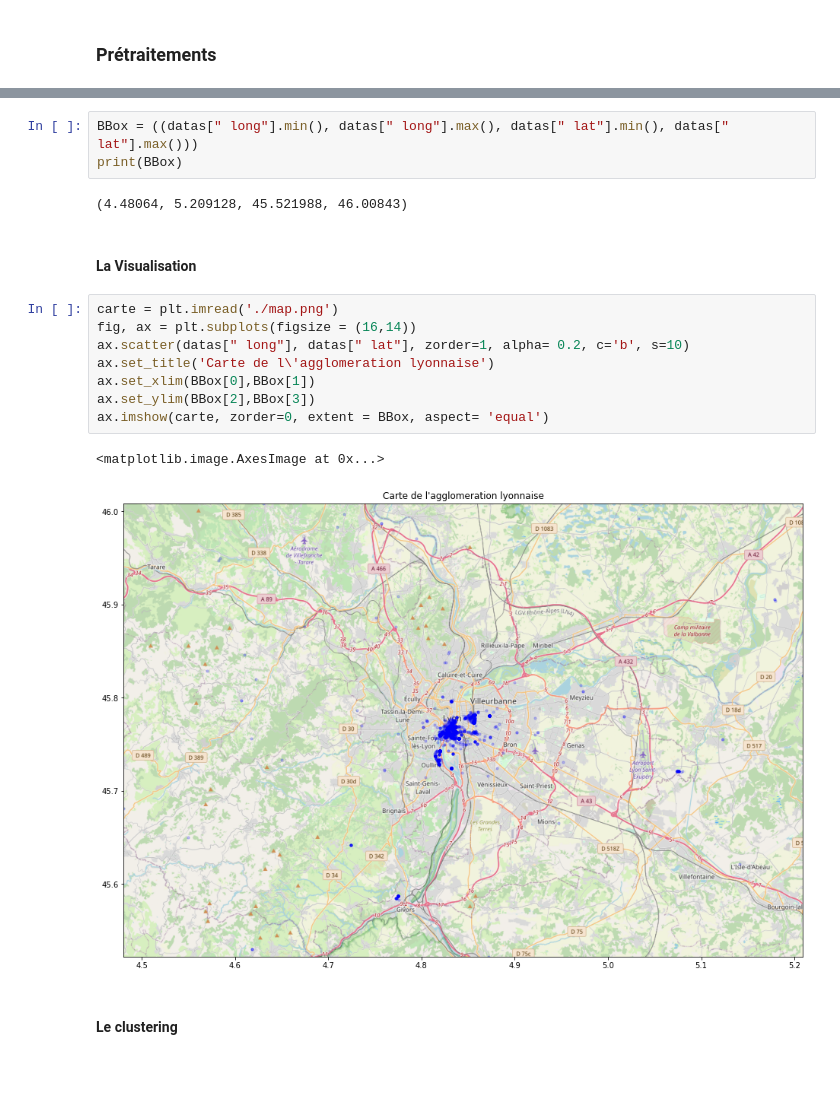
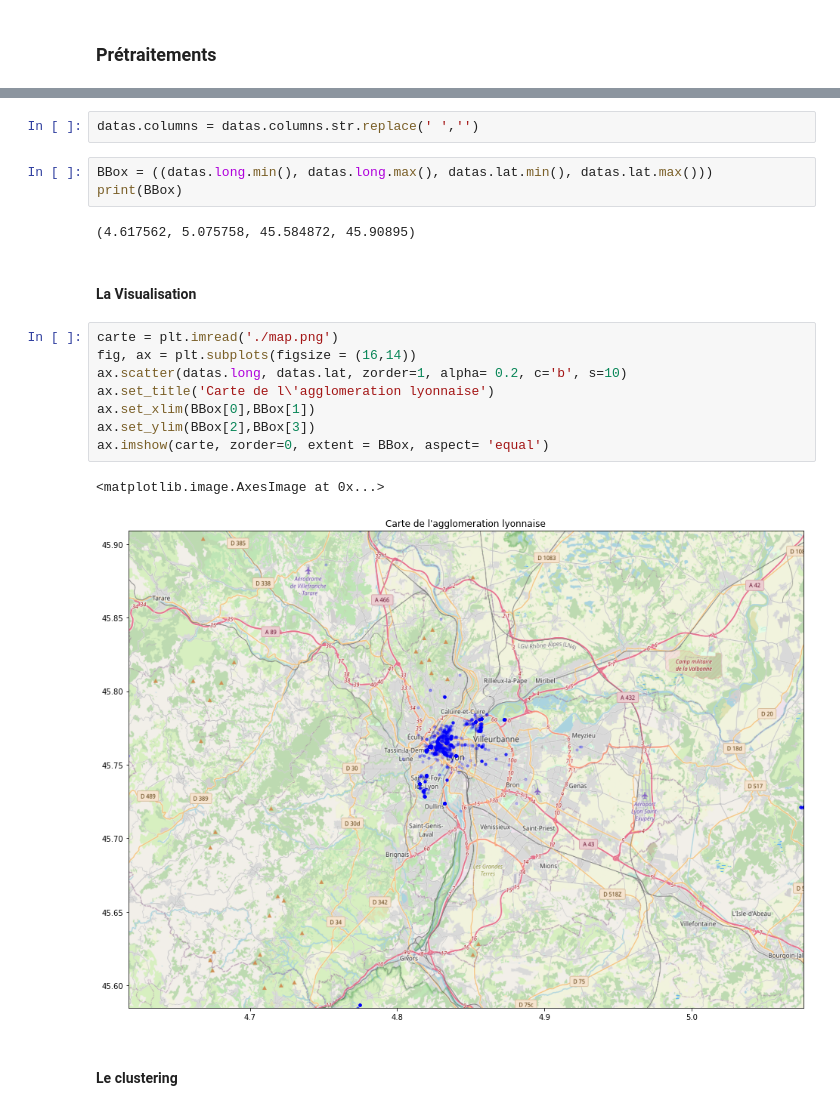
Before and after one commit to Asriell/TP_DataMining_Clustering, a Jupyter notebook: TP_clustering.ipynb, the cells around one changed output, grey strips where cells are left out. Cells and saved outputs as stored; diff of their text form; blank space fills up the shorter version.

Commit message:
fixed column names

```diff
--- a/TP_clustering.ipynb
+++ b/TP_clustering.ipynb
@@ -80,21 +52,23 @@ print(datas.head)
+# %%
+datas.columns = datas.columns.str.replace(' ','')
 # %%
-BBox = ((datas[" long"].min(), datas[" long"].max(), datas[" lat"].min(), datas[" lat"].max()))
+BBox = ((datas.long.min(), datas.long.max(), datas.lat.min(), datas.lat.max()))
 print(BBox)
 # %% [output]
-(4.48064, 5.209128, 45.521988, 46.00843)
+(4.617562, 5.075758, 45.584872, 45.90895)
 # %% [markdown]
 #### La Visualisation
 # %%
 carte = plt.imread('./map.png')
 fig, ax = plt.subplots(figsize = (16,14))
-ax.scatter(datas[" long"], datas[" lat"], zorder=1, alpha= 0.2, c='b', s=10)
+ax.scatter(datas.long, datas.lat, zorder=1, alpha= 0.2, c='b', s=10)
 ax.set_title('Carte de l\'agglomeration lyonnaise')
 ax.set_xlim(BBox[0],BBox[1])
 ax.set_ylim(BBox[2],BBox[3])
 ax.imshow(carte, zorder=0, extent = BBox, aspect= 'equal')
 # %% [output]
 <matplotlib.image.AxesImage at 0x...>
-[figure, old version]
+[figure, new version]
 # %% [markdown]
 #### Le clustering
 # %% [markdown]
```
Also changed, not shown: parts of 5 cells of this notebook.
